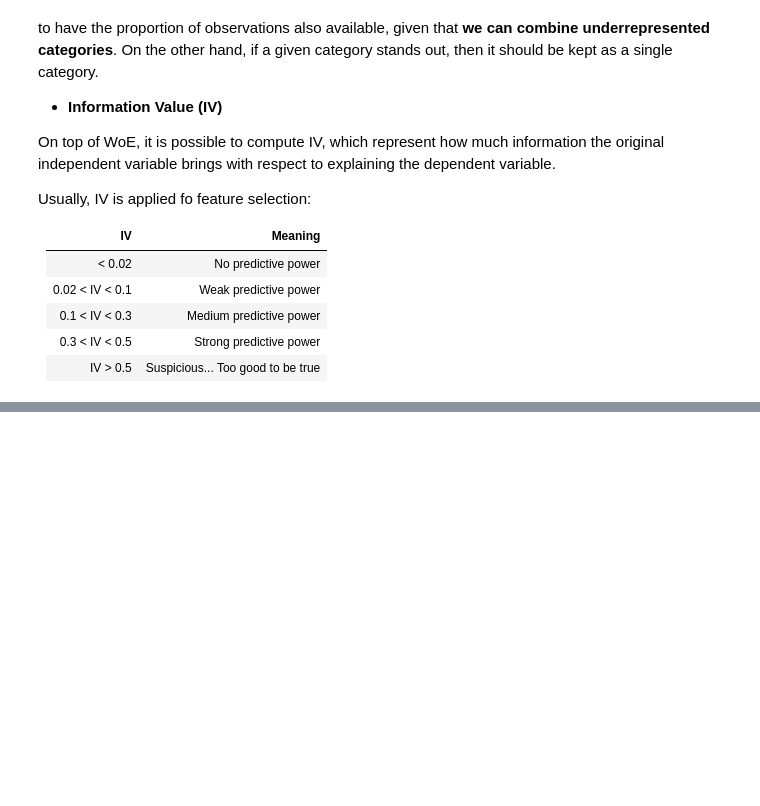
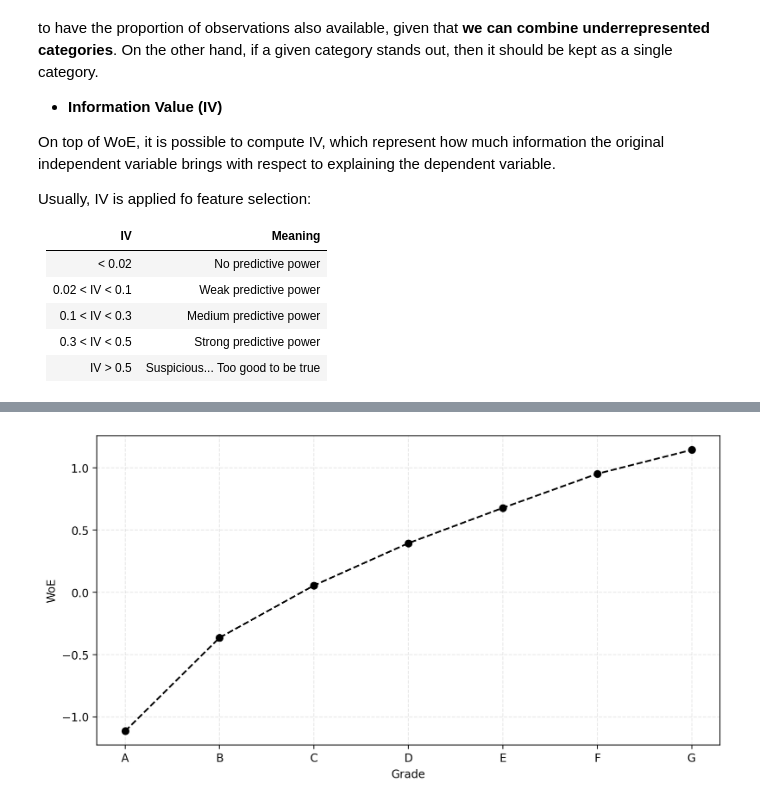
Before and after one commit to gfluz94/credit-risk-modeling, a Jupyter notebook: notebooks/EDA PD Model.ipynb, the cells around one changed output, grey strips where cells are left out. Drawn from its saved outputs; the diff is of its cells as text; code cells hidden in the pictures; blank space fills up the shorter version.

Commit message:
add draft of functions to compute and plot WoE

```diff
--- a/notebooks/EDA PD Model.ipynb
+++ b/notebooks/EDA PD Model.ipynb
@@ -89,22 +89,3 @@ Usually, IV is applied fo feature selection:
 |0.1 < IV < 0.3   | Medium predictive power   |
 |0.3 < IV < 0.5   | Strong predictive power   |
 |IV > 0.5   | Suspicious... Too good to be true   |
-# %%
-id_col = "id"
-target = "default"
-feature = "grade"
-
-matrix = pd.pivot_table(
-    data=df,
-    index=feature,
-    columns=target,
-    values=id_col,
-    aggfunc=pd.Series.count
-)
-matrix.columns = ["Non-Default", "Default"]
-matrix["Total Obs"] = matrix.sum(axis=1)
-matrix["% Default"] = matrix["Default"] / matrix["Default"].sum()
-matrix["% Non-Default"] = matrix["Non-Default"] / matrix["Non-Default"].sum()
-matrix["WoE"] = np.log(matrix["% Default"] / matrix["% Non-Default"])
-matrix["IV"] = (matrix["WoE"] * (matrix["% Default"] - matrix["% Non-Default"])).sum()
-matrix
@@ -120,0 +126,23 @@ matrix
+# %%
+def plot_woe_by_category(
+    df: pd.DataFrame,
+    rotate: bool = False
+) -> None:
+    woe_column = "WoE"
+    _, ax = plt.subplots(1, 1, figsize=(10, 5))
+    ax.plot(df.index, df[woe_column], "o--", color="black")
+    ax.set_xlabel(df.index.name.capitalize())
+    if rotate:
+        plt.xticks(rotation=90)
+    ax.set_ylabel(woe_column)
+    plt.grid(alpha=0.3, linestyle="--")
+    plt.show()
+# %%
+woe = compute_woe(
+    df=df,
+    id_column_name="id",
+    feature_column_name="grade",
+    target_column_name="default",
+    sort_by_woe=True,
+)
+woe
@@ -120,0 +159,4 @@ matrix
+# %%
+plot_woe_by_category(woe, rotate=False)
+# %% [output]
+[figure, added]
```
Also changed, not shown: parts of 4 cells of this notebook.
